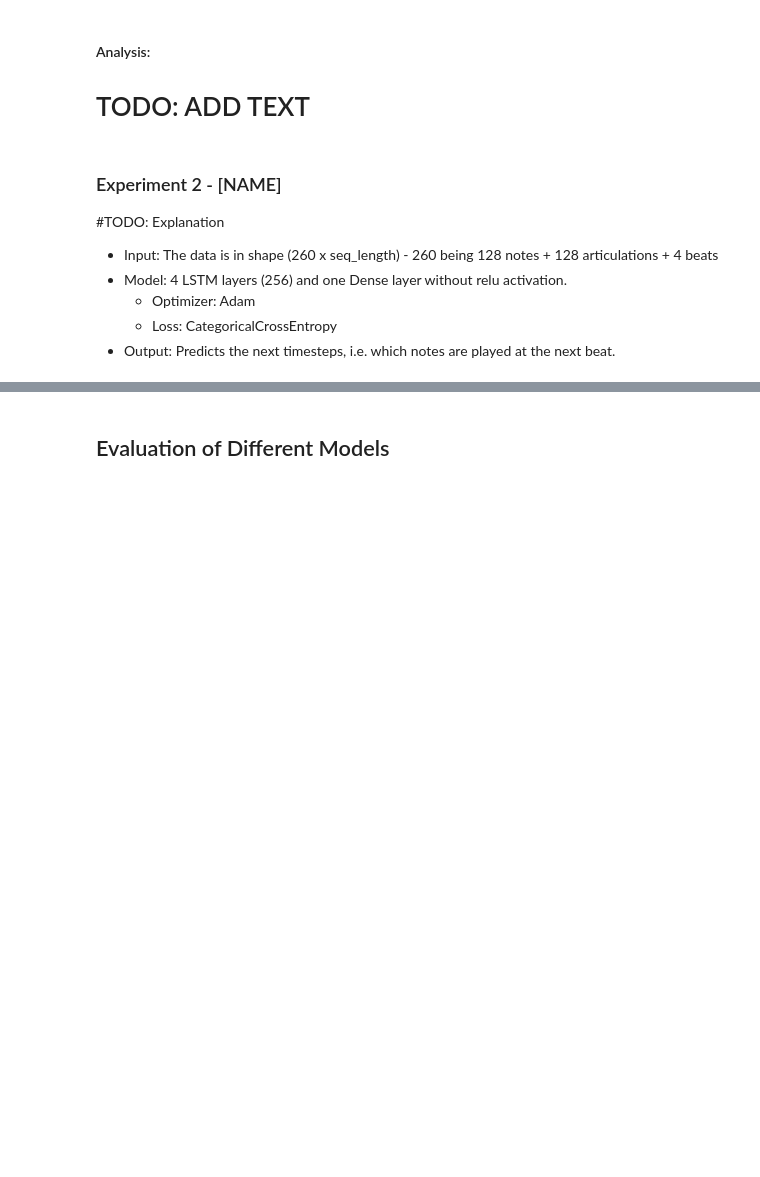
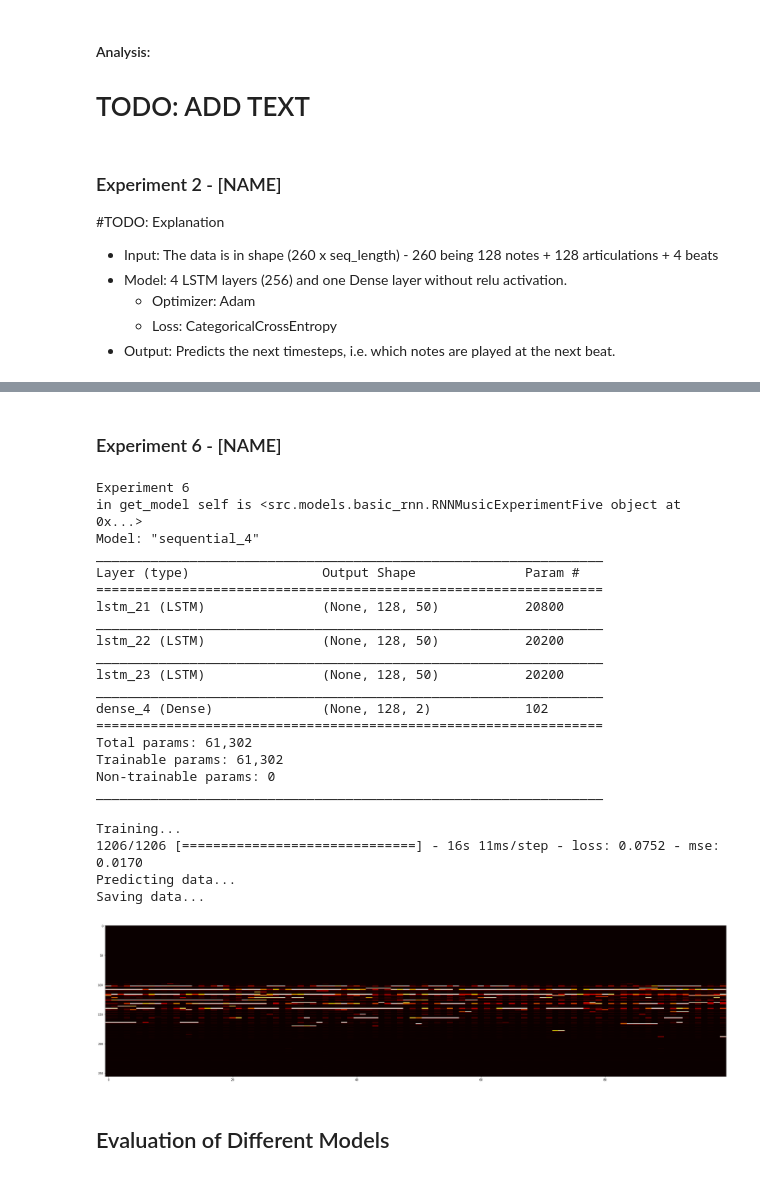
Before and after one commit to jannikjw/music_generation_rnn, a Jupyter notebook: rnn-music-generation.ipynb, the cells around one changed output, grey strips where cells are left out. Cells and saved outputs as stored; diff of their text form; code cells hidden in the pictures; blank space fills up the shorter version.

```diff
--- a/rnn-music-generation.ipynb
+++ b/rnn-music-generation.ipynb
@@ -105,2 +181,38 @@ AttributeError: 'RNNMusicDataSetPreparer' object has no attribute 'all_midi_obj_
+# %% [markdown]
+### Experiment 6 - [NAME]
+# %%
+print("Experiment 6")
+exp6 = brnn.RNNMusicExperimentFive(
+    sequence_length=15,
+    learning_rate=0.01,
+    epochs=1,
+    batch_size=1,
+    num_music_files=1
+)
+exp6.run()
+# %% [output]
+Experiment 6
+in get_model self is <src.models.basic_rnn.RNNMusicExperimentFive object at 0x...>
+Model: "sequential_4"
+_________________________________________________________________
+Layer (type)                 Output Shape              Param #
+=================================================================
+lstm_21 (LSTM)               (None, 128, 50)           20800
+_________________________________________________________________
+lstm_22 (LSTM)               (None, 128, 50)           20200
+_________________________________________________________________
+lstm_23 (LSTM)               (None, 128, 50)           20200
+_________________________________________________________________
+dense_4 (Dense)              (None, 128, 2)            102
+=================================================================
+Total params: 61,302
+Trainable params: 61,302
+Non-trainable params: 0
+_________________________________________________________________
+Training...
+1206/1206 [==============================] - 16s 11ms/step - loss: 0.0752 - mse: 0.0170
+Predicting data...
+Saving data...
+[figure, added]
 # %% [markdown]
 ## Evaluation of Different Models
```
Also changed, not shown: parts of 13 cells of this notebook, 5 other files.
